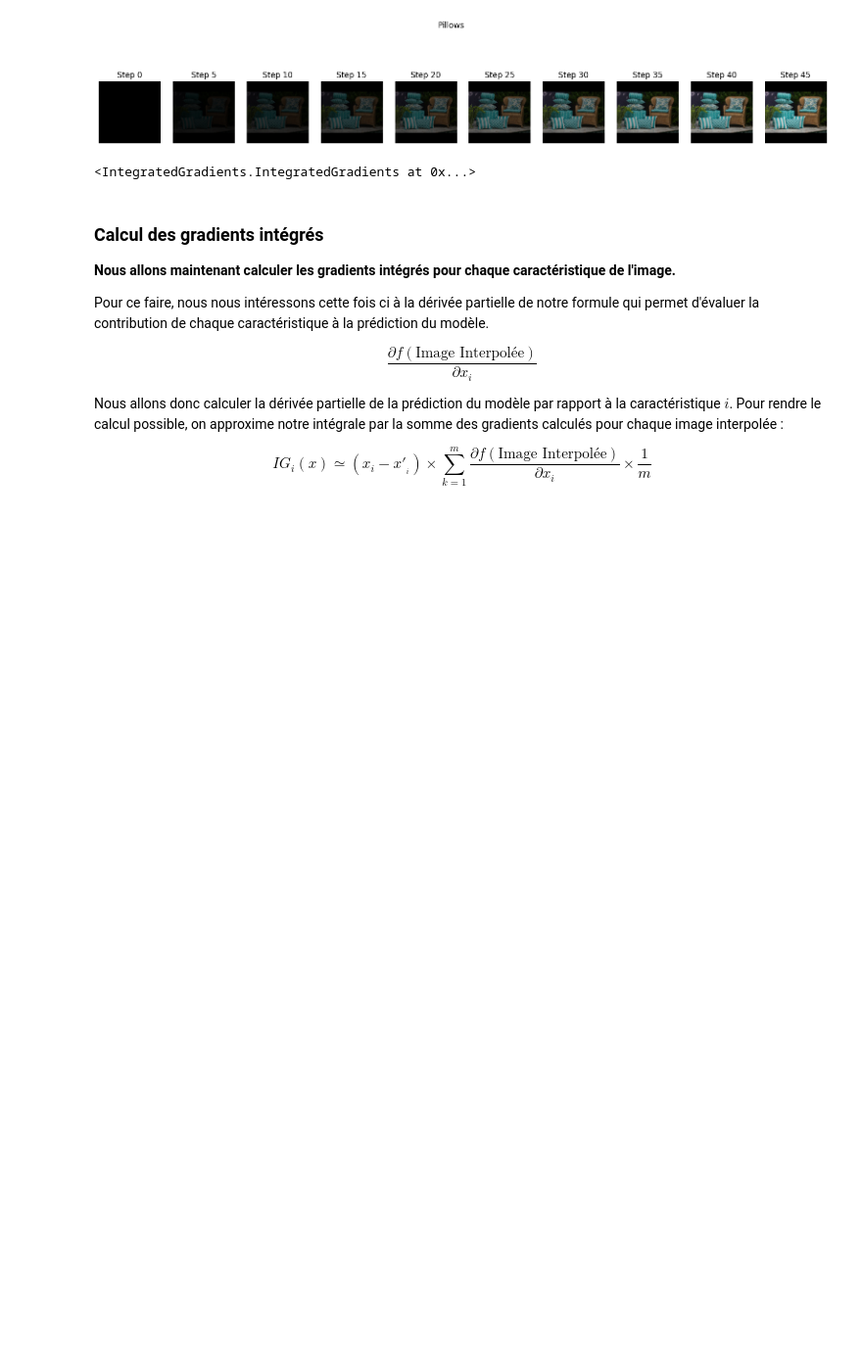
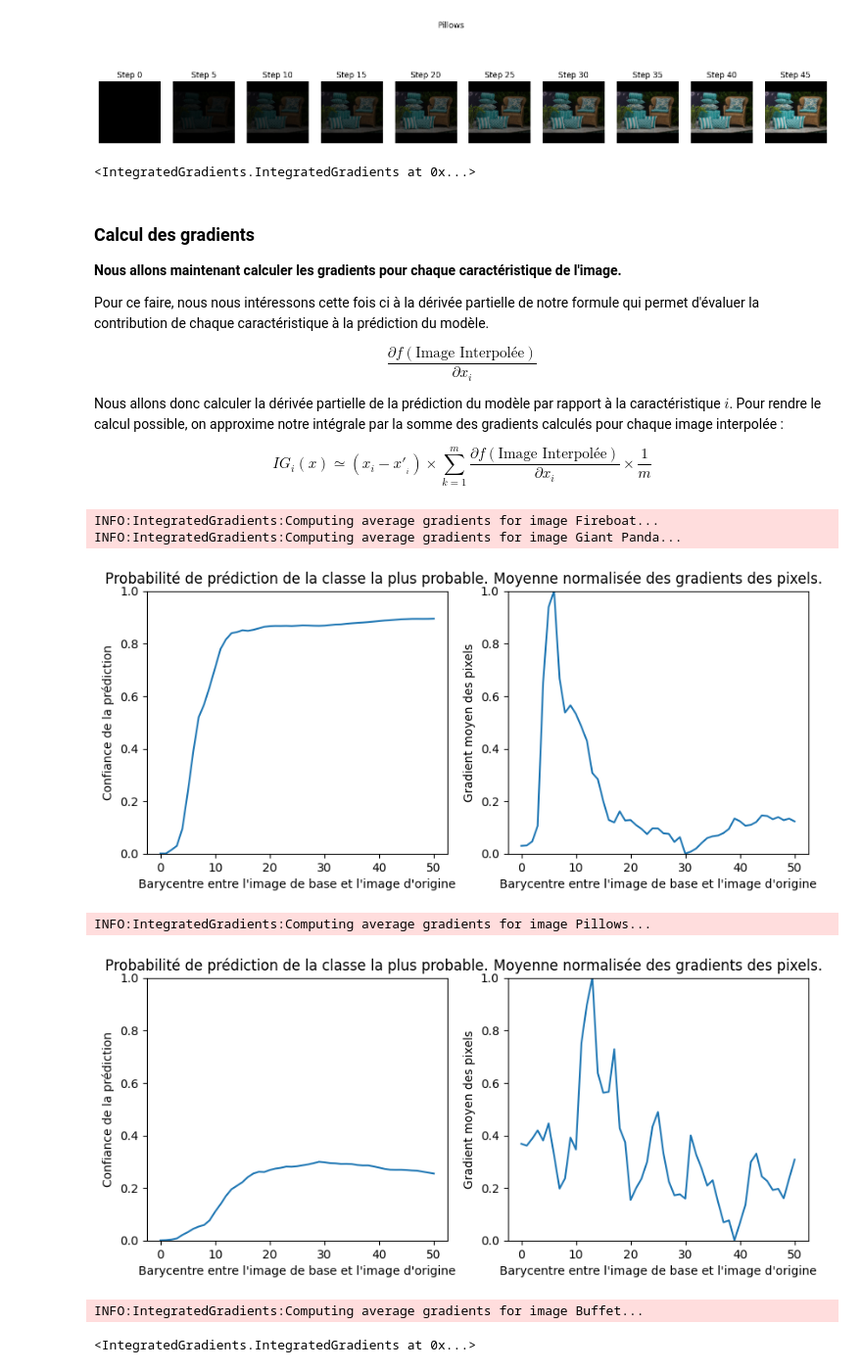
Before and after one commit to hjamet/Epita-S9-DNN, a Jupyter notebook: notebooks/tensorflow.ipynb, the cells around one changed output. Shown at 98% size. Saved outputs shown, nothing was run; the diff lists cells and outputs as text; code cells hidden in the pictures; blank space fills up the shorter version.

Commit message:
feat: :sparkles: Add gradients Working

```diff
--- a/notebooks/tensorflow.ipynb
+++ b/notebooks/tensorflow.ipynb
@@ -145,9 +145,9 @@ INFO:IntegratedGradients:Interpolating images...
 [figure]
 <IntegratedGradients.IntegratedGradients at 0x...>
 # %% [markdown]
-### Calcul des gradients intégrés
+### Calcul des gradients
 
-**Nous allons maintenant calculer les gradients intégrés pour chaque caractéristique de l'image.**
+**Nous allons maintenant calculer les gradients pour chaque caractéristique de l'image.**
 
 Pour ce faire, nous nous intéressons cette fois ci à la dérivée partielle de notre formule qui permet d'évaluer la contribution de chaque caractéristique à la prédiction du modèle.
 
@@ -156,3 +156,13 @@ $$\frac{\partial f(\text{Image Interpolée})}{\partial x_i}$$
 Nous allons donc calculer la dérivée partielle de la prédiction du modèle par rapport à la caractéristique $i$. Pour rendre le calcul possible, on approxime notre intégrale par la somme des gradients calculés pour chaque image interpolée :
 
 $$IG_i(x) \simeq (x_i - x'_{_i}) \times \sum_{k=1}^m \frac{\partial f(\text{Image Interpolée})}{\partial x_i} \times \dfrac 1 m$$
+# %%
+integrator.compute_gradients(display=["Giant Panda", "Pillows"])
+# %% [output]
+INFO:IntegratedGradients:Computing average gradients for image Fireboat...
+INFO:IntegratedGradients:Computing average gradients for image Giant Panda...
+[figure, added]
+INFO:IntegratedGradients:Computing average gradients for image Pillows...
+[figure, added]
+INFO:IntegratedGradients:Computing average gradients for image Buffet...
+<IntegratedGradients.IntegratedGradients at 0x...>
```
Also changed, not shown: parts of 1 cell of this notebook, 2 other files.
